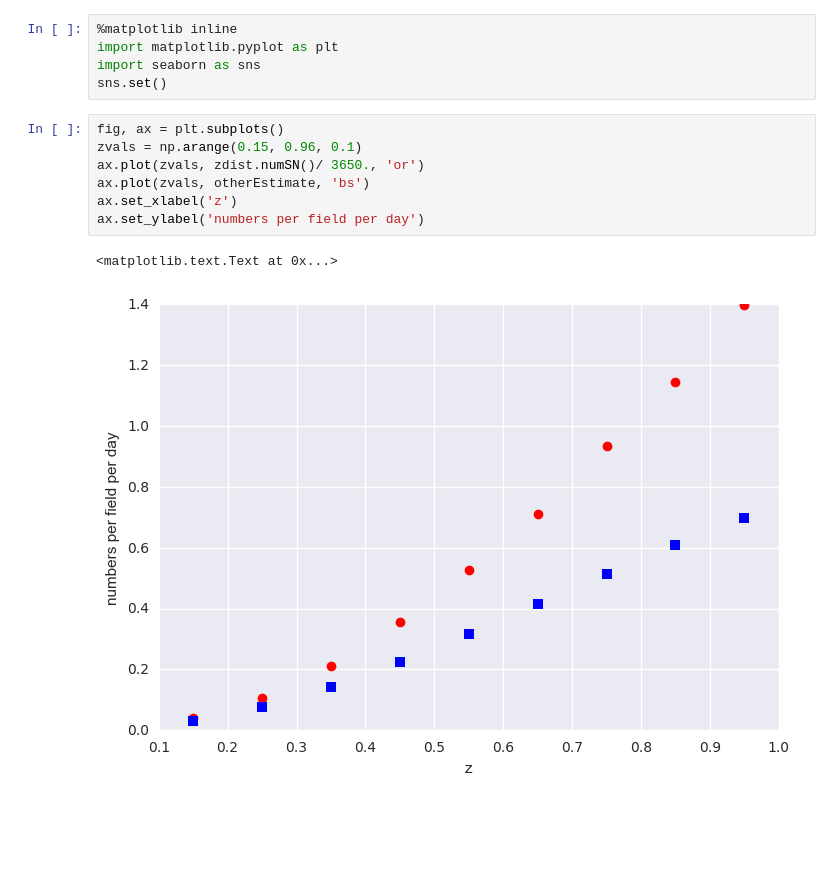
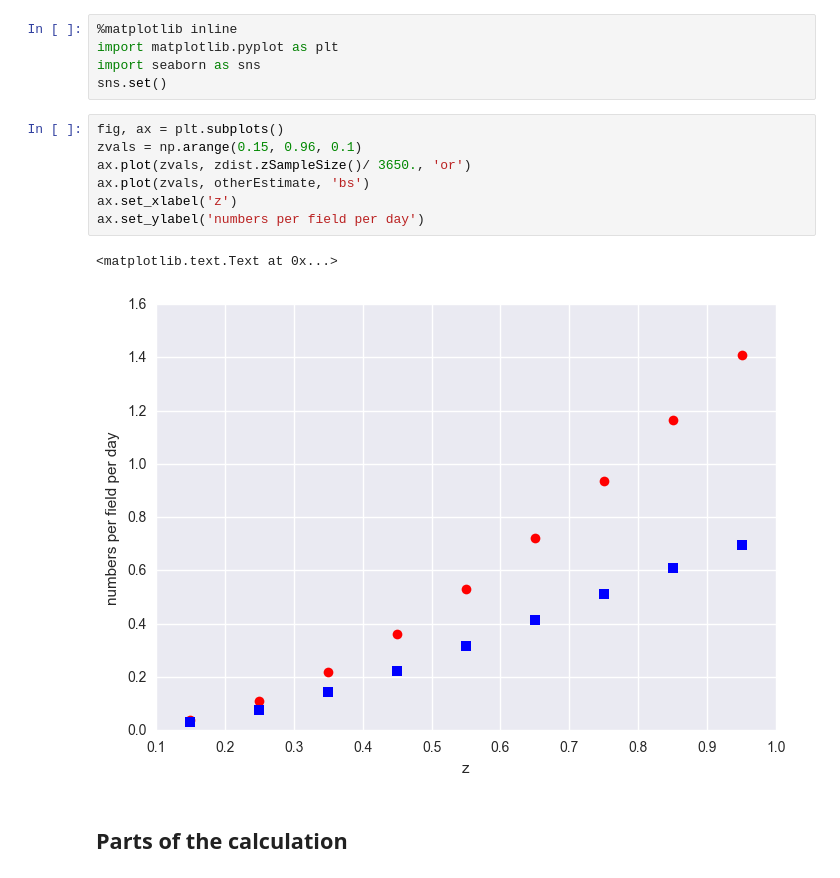
Before and after one commit to rbiswas4/SNsims, a Jupyter notebook: examples/Example_UsingSNRates.ipynb, the cells around one changed output. Saved outputs shown, nothing was run; the diff lists cells and outputs as text; blank space fills up the shorter version.

```diff
--- a/examples/Example_UsingSNRates.ipynb
+++ b/examples/Example_UsingSNRates.ipynb
@@ -45,10 +47,12 @@ sns.set()
 # %%
 fig, ax = plt.subplots()
 zvals = np.arange(0.15, 0.96, 0.1)
-ax.plot(zvals, zdist.numSN()/ 3650., 'or')
+ax.plot(zvals, zdist.zSampleSize()/ 3650., 'or')
 ax.plot(zvals, otherEstimate, 'bs')
 ax.set_xlabel('z')
 ax.set_ylabel('numbers per field per day')
 # %% [output]
 <matplotlib.text.Text at 0x...>
-[figure, old version]
+[figure, new version]
+# %% [markdown]
+## Parts of the calculation
```
Also changed, not shown: parts of 6 cells of this notebook.
